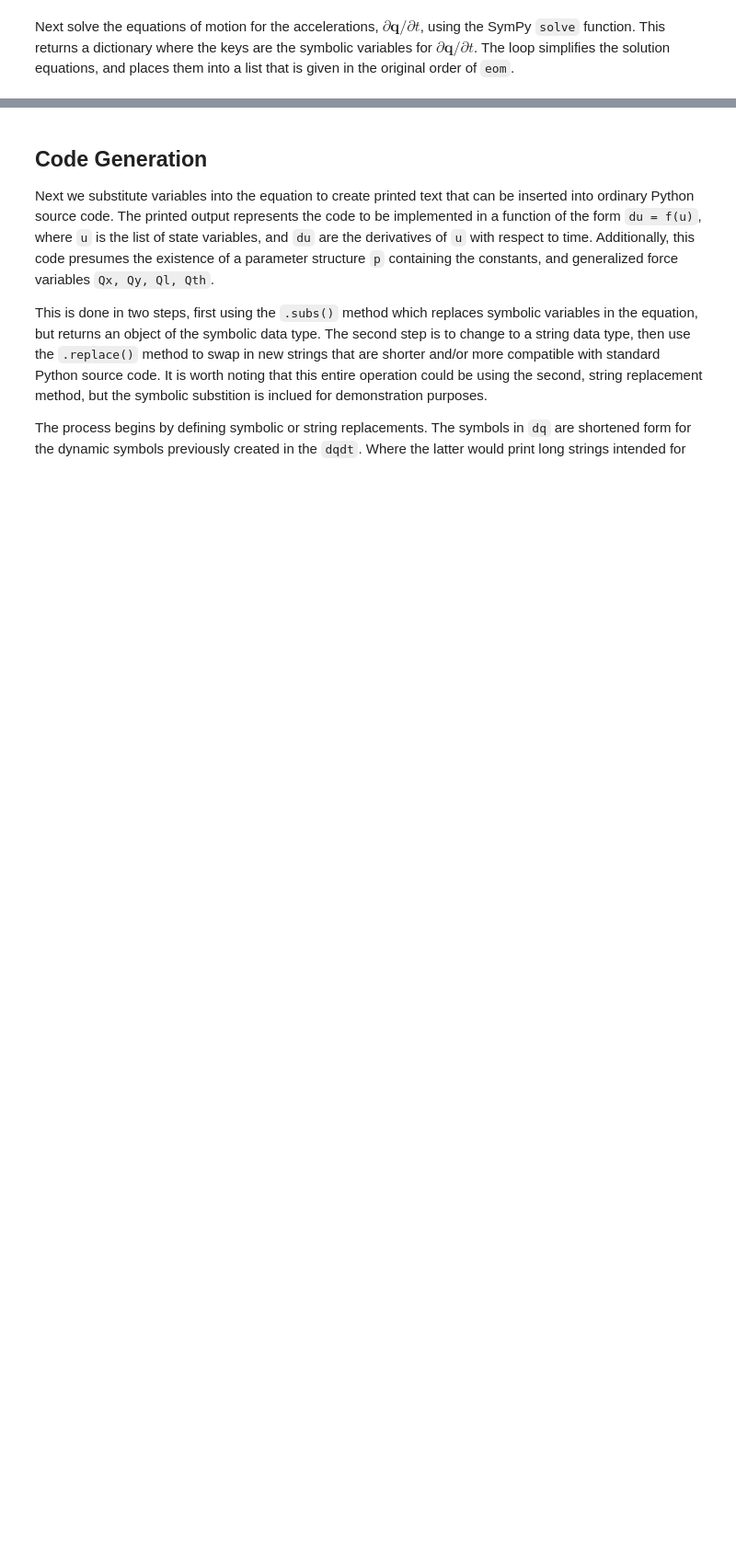
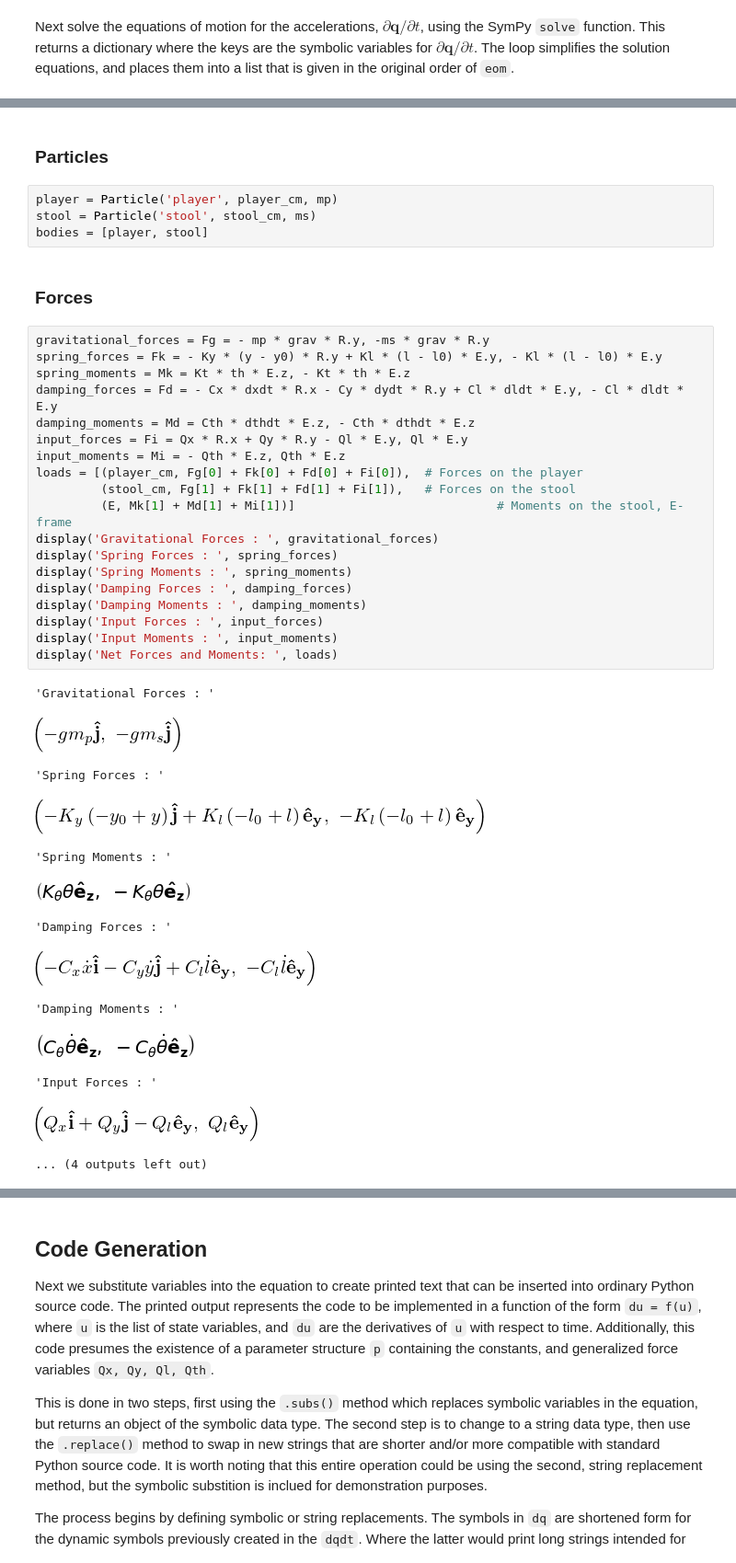
Before and after one commit to radcli14/drubble, a Jupyter notebook: extra_data/eom.ipynb, the cells around one changed output, grey strips where cells are left out. Shown at 92% size. Cells and saved outputs as stored; diff of their text form; blank space fills up the shorter version.

```diff
--- a/extra_data/eom.ipynb
+++ b/extra_data/eom.ipynb
@@ -230,0 +246,41 @@ $\displaystyle \frac{- C_{x} m_{s} l{\left(t \right)} \cos{\left(θ{\left(t \rig
+# %% [markdown]
+### Particles
+# %%
+player = Particle('player', player_cm, mp)
+stool = Particle('stool', stool_cm, ms)
+bodies = [player, stool]
+# %% [markdown]
+### Forces
+# %%
+gravitational_forces = Fg = - mp * grav * R.y, -ms * grav * R.y
+spring_forces = Fk = - Ky * (y - y0) * R.y + Kl * (l - l0) * E.y, - Kl * (l - l0) * E.y
+spring_moments = Mk = Kt * th * E.z, - Kt * th * E.z
+damping_forces = Fd = - Cx * dxdt * R.x - Cy * dydt * R.y + Cl * dldt * E.y, - Cl * dldt * E.y
+damping_moments = Md = Cth * dthdt * E.z, - Cth * dthdt * E.z
+input_forces = Fi = Qx * R.x + Qy * R.y - Ql * E.y, Ql * E.y
+input_moments = Mi = - Qth * E.z, Qth * E.z
+loads = [(player_cm, Fg[0] + Fk[0] + Fd[0] + Fi[0]),  # Forces on the player
+         (stool_cm, Fg[1] + Fk[1] + Fd[1] + Fi[1]),   # Forces on the stool
+         (E, Mk[1] + Md[1] + Mi[1])]                            # Moments on the stool, E-frame
+display('Gravitational Forces : ', gravitational_forces)
+display('Spring Forces : ', spring_forces)
+display('Spring Moments : ', spring_moments)
+display('Damping Forces : ', damping_forces)
+display('Damping Moments : ', damping_moments)
+display('Input Forces : ', input_forces)
+display('Input Moments : ', input_moments)
+display('Net Forces and Moments: ', loads)
+# %% [output]
+'Gravitational Forces : '
+[figure, added]
+'Spring Forces : '
+[figure, added]
+'Spring Moments : '
+[figure, added]
+'Damping Forces : '
+[figure, added]
+'Damping Moments : '
+[figure, added]
+'Input Forces : '
+[figure, added]
+... (4 outputs left out)
```
Also changed, not shown: parts of 34 cells of this notebook, 1 other file.
